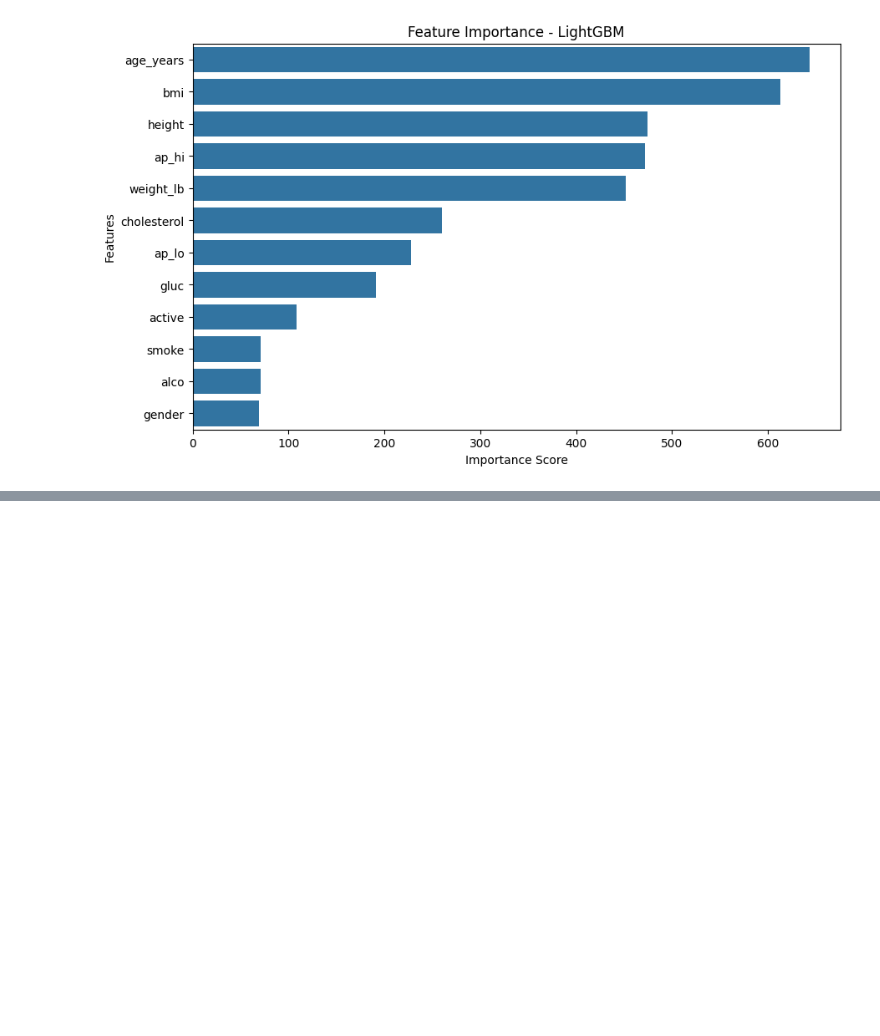
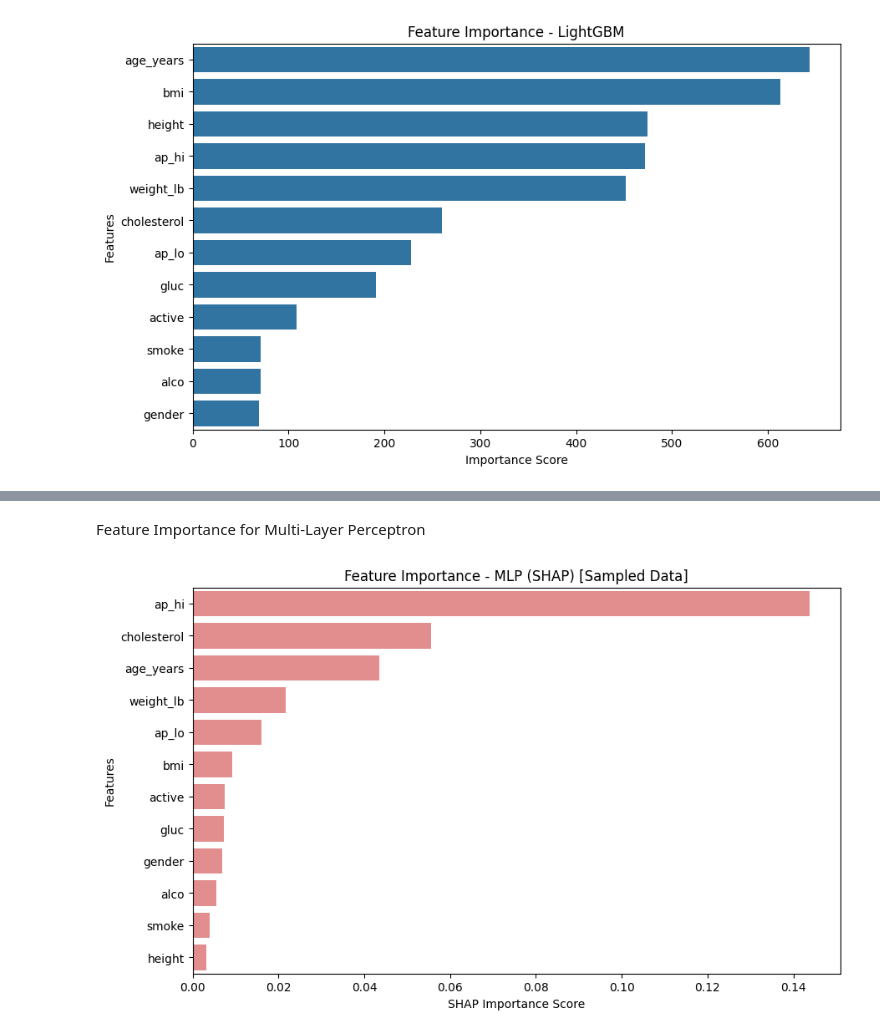
Before and after one commit to ojobo-tech/ms_datascience_project, a Jupyter notebook: MS_Capstone_Project.ipynb, the cells around one changed output, grey strips where cells are left out. Saved outputs shown, nothing was run; the diff lists cells and outputs as text; code cells hidden in the pictures; blank space fills up the shorter version.

```diff
--- a/MS_Capstone_Project.ipynb
+++ b/MS_Capstone_Project.ipynb
@@ -670,0 +702,23 @@ shap.summary_plot(shap_values, X_test)
+# %% [markdown]
+Feature Importance for Multi-Layer Perceptron
+# %%
+# Selecting a sample of the training data to speed up SHAP calculations
+sample_size = 2000
+X_sample = X_train_scaled[:sample_size]
+
+# Create SHAP Explainer for MLP
+explainer = shap.Explainer(mlp_model, X_sample)
+shap_values = explainer(X_sample)
+
+# Compute mean absolute SHAP values for MLP
+mlp_feature_importance_shap = pd.Series(np.abs(shap_values.values).mean(axis=0), index=X_train.columns).sort_values(ascending=False)
+
+# Plot Feature Importance for MLP using SHAP with sampled data
+plt.figure(figsize=(10, 6))
+sns.barplot(x=mlp_feature_importance_shap, y=mlp_feature_importance_shap.index, color="lightcoral")
+plt.title("Feature Importance - MLP (SHAP) [Sampled Data]")
+plt.xlabel("SHAP Importance Score")
+plt.ylabel("Features")
+plt.show()
+# %% [output]
+[figure, added]
```
Also changed, not shown: parts of 30 cells of this notebook.
